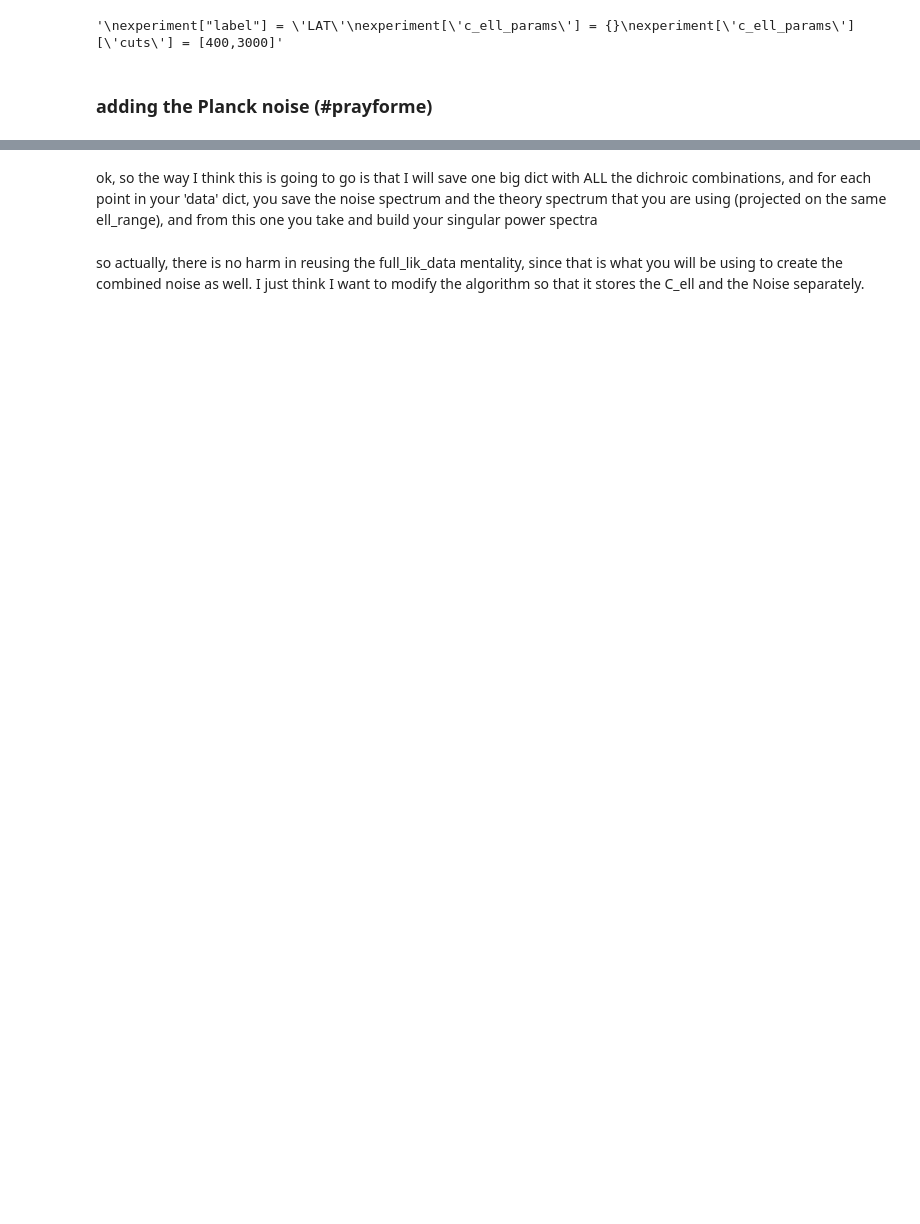
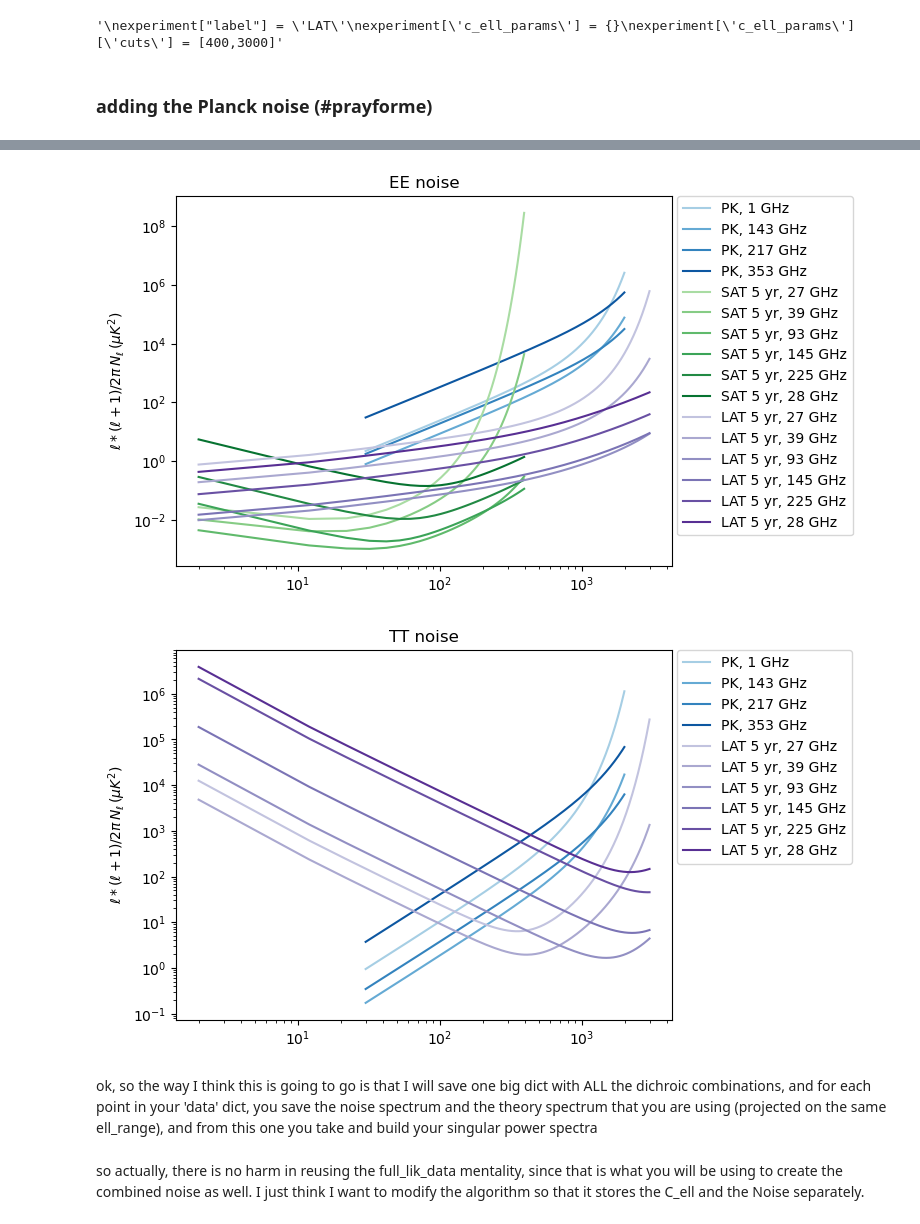
Before and after one commit to teodorgrosu/cosmocast, a Jupyter notebook: teo_nbs/032826_mockdata_final.ipynb, the cells around one changed output, grey strips where cells are left out. Cells and saved outputs as stored; diff of their text form; code cells hidden in the pictures; blank space fills up the shorter version.

```diff
--- a/teo_nbs/032826_mockdata_final.ipynb
+++ b/teo_nbs/032826_mockdata_final.ipynb
@@ -366,2 +359,82 @@ plt.legend(loc='upper left', bbox_to_anchor=(1.01, 1), borderaxespad=0)
+# %%
+import matplotlib.cm as cm
+
+def get_colors(n, cmap_name):
+    cmap = cm.get_cmap(cmap_name)
+    return [cmap(x) for x in np.linspace(0.35, 0.85, max(n, 1))]
+
+
+color_families = {
+    'PK':      'Blues',
+    'SAT':     'Greens',
+    'LAT_pol': 'Purples',
+}
+
+plot_groups = {
+    'PK':      ('PK_pol',    None,                    'PK'),
+    'SAT':     ('SAT',       'SAT_y5_sm1fm0',         'SAT 5 yr'),
+    'LAT_pol': ('LAT_pol',   'LAT_pol_y5_sm1',        'LAT 5 yr'),
+}
+
+for family, (top_key, sub_key, label_prefix) in plot_groups.items():
+    dict_temp = full_noise_dict[top_key] if sub_key is None else full_noise_dict[top_key][sub_key]
+    nz_dict   = dict_temp['nz_dict']
+    ell_plot  = dict_temp['ell_nz']
+    colors    = get_colors(len(nz_dict), color_families[family])
+
+
+
+
+    for (key, spect), color in zip(nz_dict.items(), colors):
+        key_fig = key.replace("f", "")
+        if "0" in key_fig:
+            key_fig = key_fig.replace("0", "")
+        key_fig+= ' GHz'
+
+        pref = ell_plot*(ell_plot+1)/2/np.pi
+        plt.plot(ell_plot, pref * spect, color=color, label=f'{label_prefix}, {key_fig}')
+
+plt.title('EE noise')
+plt.ylabel(r'$\ell*(\ell+1)/2\pi \, N_\ell \, (\mu K^2)$')
+plt.loglog()
+plt.legend(loc='upper left', bbox_to_anchor=(1.01, 1), borderaxespad=0)
+plt.savefig('images/ee_noise.png', dpi=300, bbox_inches='tight')
+plt.show()
+
+color_families = {
+    'PK':  'Blues',
+    'LAT': 'Purples',
+}
+
+plot_groups = {
+    'PK':  ('PK',  None,          'PK'),
+    'LAT': ('LAT', 'LAT_y5_sm1',  'LAT 5 yr'),
+}
+
+for family, (top_key, sub_key, label_prefix) in plot_groups.items():
+    dict_temp = full_noise_dict[top_key] if sub_key is None else full_noise_dict[top_key][sub_key]
+    nz_dict   = dict_temp['nz_dict']
+    ell_plot  = dict_temp['ell_nz']
+    colors    = get_colors(len(nz_dict), color_families[family])
+
+
+    for (key, spect), color in zip(nz_dict.items(), colors):
+        key_fig = key.replace("f", "")
+        if "0" in key_fig:
+            key_fig = key_fig.replace("0", "")
+        key_fig+= ' GHz'
+
+        pref = ell_plot*(ell_plot+1)/2/np.pi
+        plt.plot(ell_plot, pref * spect, color=color, label=f'{label_prefix}, {key_fig}')
+
+plt.title('TT noise')
+plt.ylabel(r'$\ell*(\ell+1)/2\pi \, N_\ell \, (\mu K^2)$')
+plt.loglog()
+plt.legend(loc='upper left', bbox_to_anchor=(1.01, 1), borderaxespad=0)
+plt.savefig('images/tt_noise.png', dpi=300, bbox_inches='tight')
+plt.show()
+# %% [output]
+[figure, added]
+[figure, added]
 # %% [markdown]
 ok, so the way I think this is going to go is that I will save one big dict with ALL the dichroic combinations, and for each point in your 'data' dict, you save the noise spectrum and the theory spectrum that you are using (projected on the same ell_range), and from this one you take and build your singular power spectra
```
Also changed, not shown: parts of 32 cells of this notebook.
